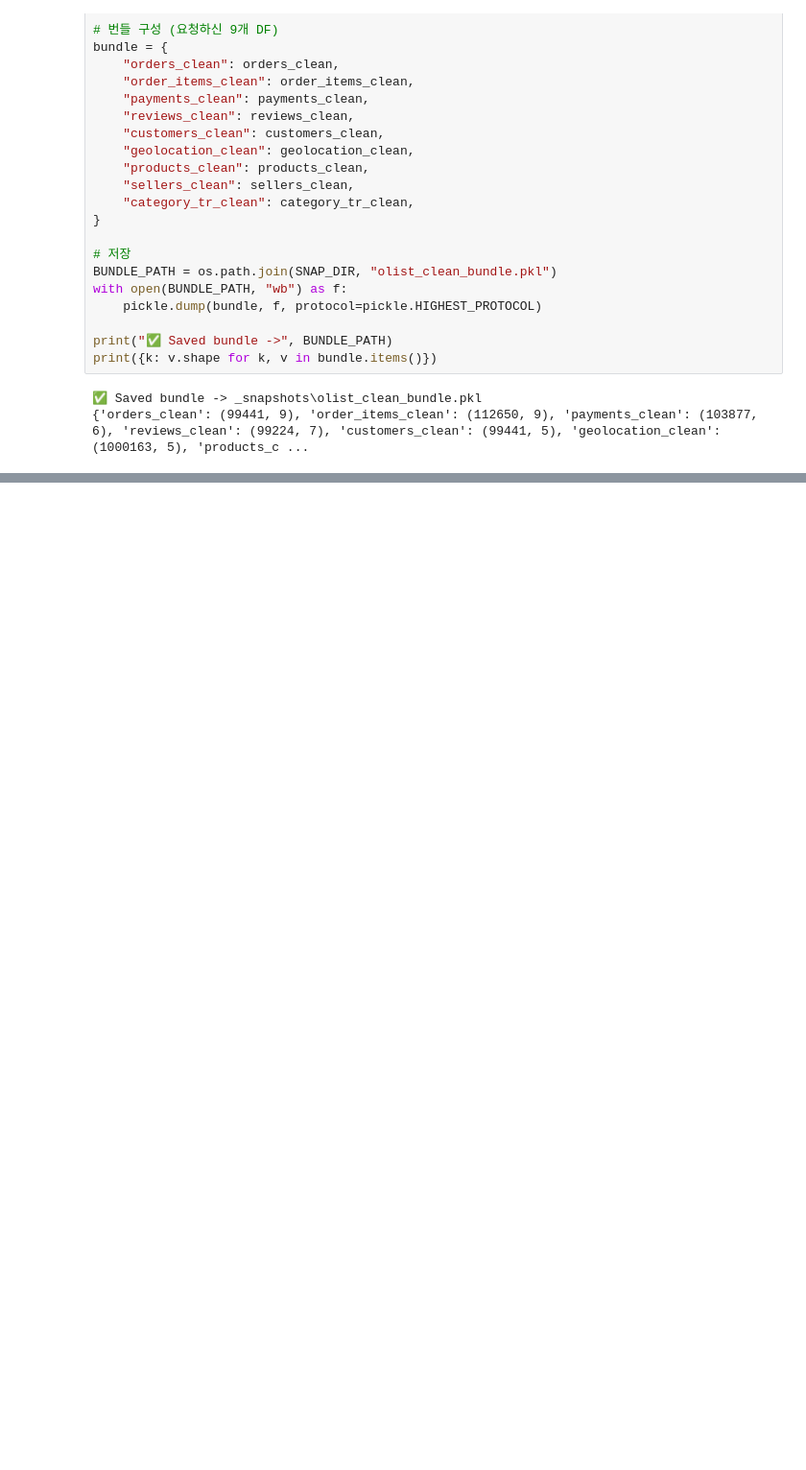
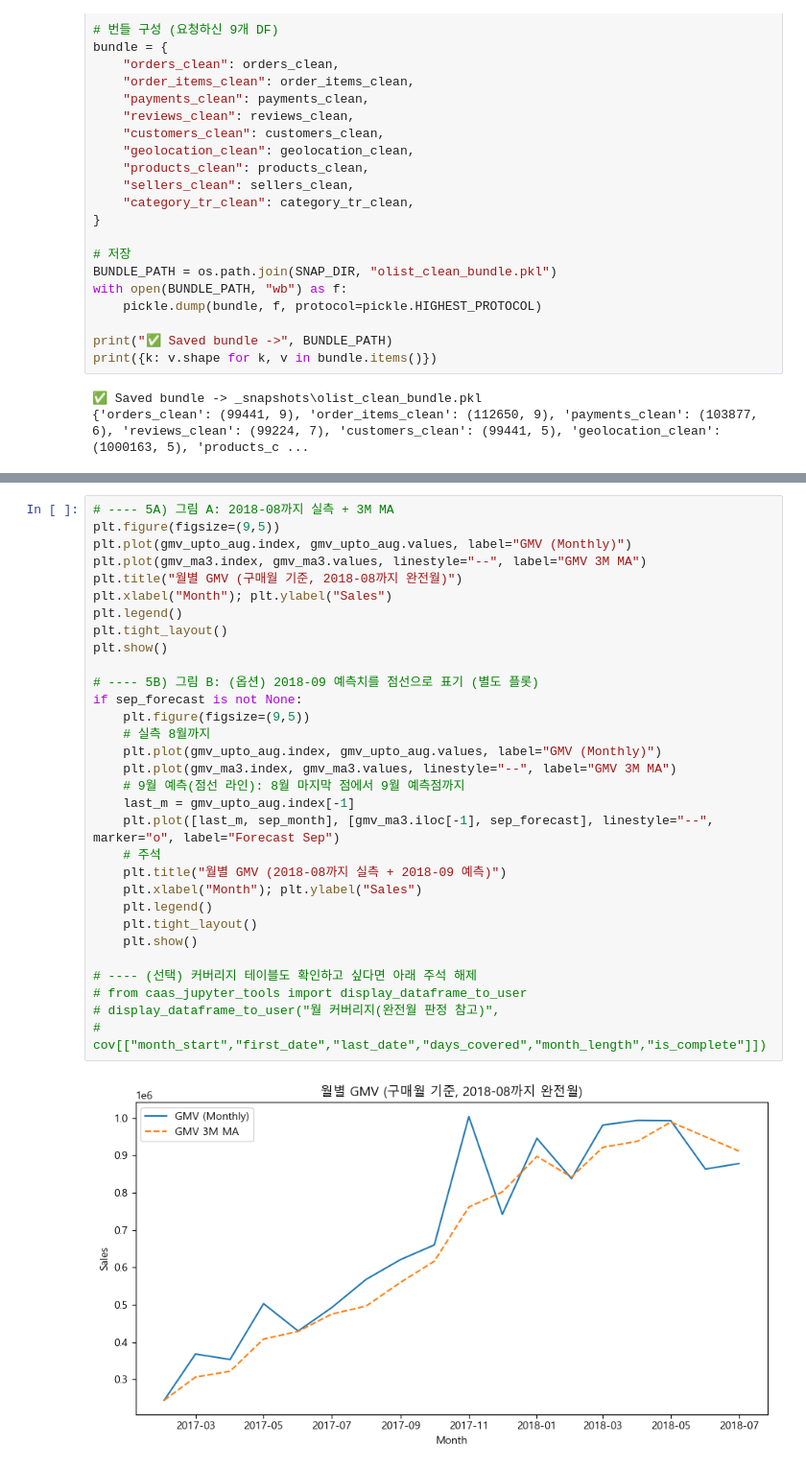
Before and after one commit to baesisi3648/pjt-data-analysis, a Jupyter notebook: p1_RFM.ipynb, the cells around one changed output, grey strips where cells are left out. Shown at 96% size. Saved outputs shown, nothing was run; the diff lists cells and outputs as text; blank space fills up the shorter version.

```diff
--- a/p1_RFM.ipynb
+++ b/p1_RFM.ipynb
@@ -901,0 +1051,33 @@ print({k: v.shape for k, v in bundle.items()})
+# %%
+# ---- 5A) 그림 A: 2018-08까지 실측 + 3M MA
+plt.figure(figsize=(9,5))
+plt.plot(gmv_upto_aug.index, gmv_upto_aug.values, label="GMV (Monthly)")
+plt.plot(gmv_ma3.index, gmv_ma3.values, linestyle="--", label="GMV 3M MA")
+plt.title("월별 GMV (구매월 기준, 2018-08까지 완전월)")
+plt.xlabel("Month"); plt.ylabel("Sales")
+plt.legend()
+plt.tight_layout()
+plt.show()
+
+# ---- 5B) 그림 B: (옵션) 2018-09 예측치를 점선으로 표기 (별도 플롯)
+if sep_forecast is not None:
+    plt.figure(figsize=(9,5))
+    # 실측 8월까지
+    plt.plot(gmv_upto_aug.index, gmv_upto_aug.values, label="GMV (Monthly)")
+    plt.plot(gmv_ma3.index, gmv_ma3.values, linestyle="--", label="GMV 3M MA")
+    # 9월 예측(점선 라인): 8월 마지막 점에서 9월 예측점까지
+    last_m = gmv_upto_aug.index[-1]
+    plt.plot([last_m, sep_month], [gmv_ma3.iloc[-1], sep_forecast], linestyle="--", marker="o", label="Forecast Sep")
+    # 주석
+    plt.title("월별 GMV (2018-08까지 실측 + 2018-09 예측)")
+    plt.xlabel("Month"); plt.ylabel("Sales")
+    plt.legend()
+    plt.tight_layout()
+    plt.show()
+
+# ---- (선택) 커버리지 테이블도 확인하고 싶다면 아래 주석 해제
+# from caas_jupyter_tools import display_dataframe_to_user
+# display_dataframe_to_user("월 커버리지(완전월 판정 참고)",
+#     cov[["month_start","first_date","last_date","days_covered","month_length","is_complete"]])
+# %% [output]
+[figure, added]
```
Also changed, not shown: parts of 4 cells of this notebook, 2 other files.
